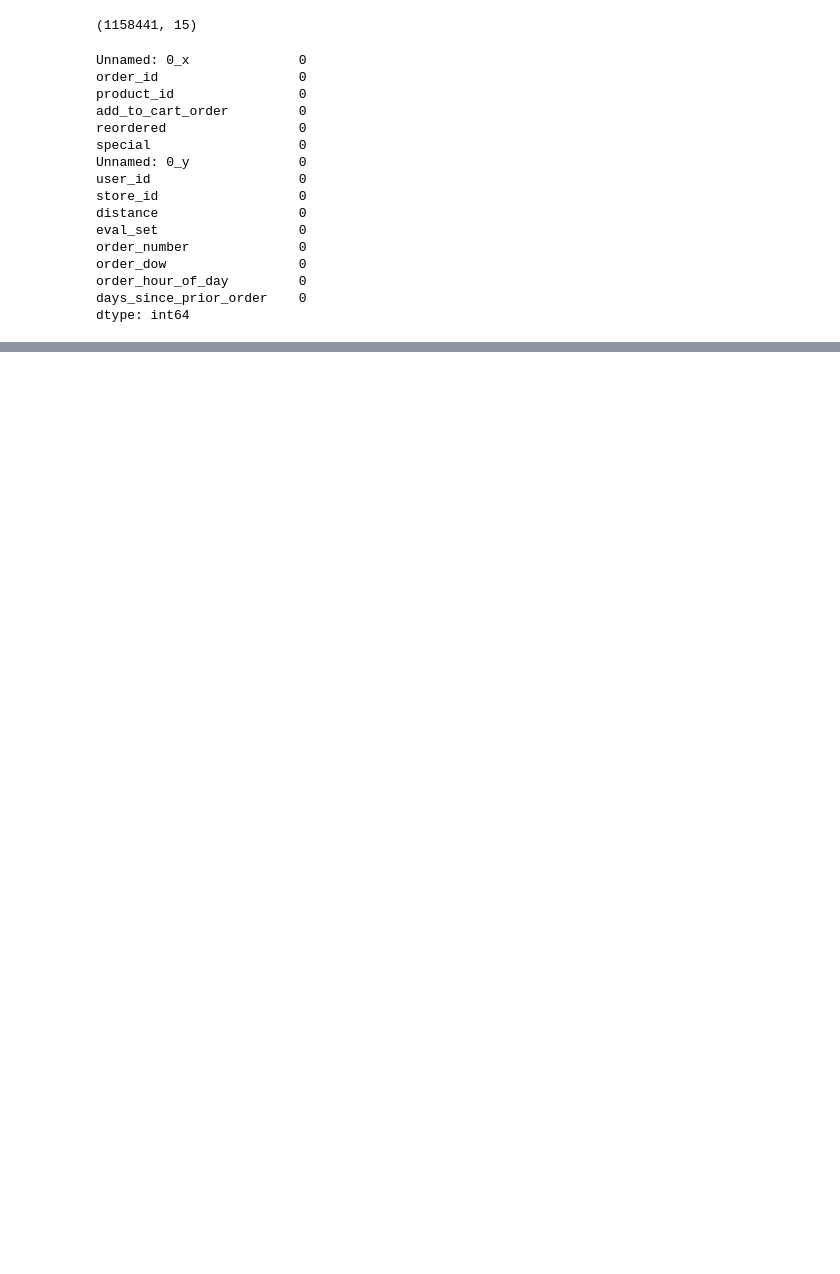
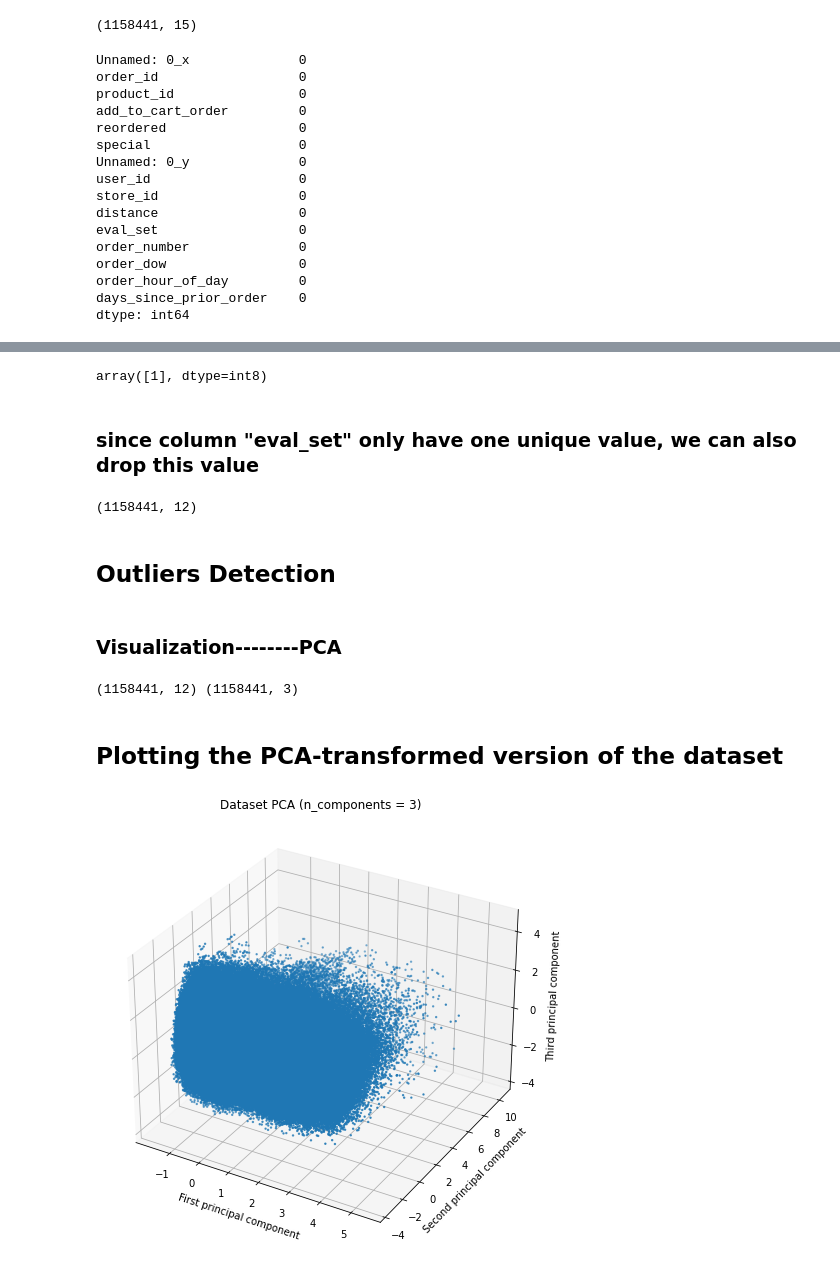
Before and after one commit to ireydiak/fraud_detection, a Jupyter notebook: TP2/Wanlin/preprocessing.ipynb, the cells around one changed output, grey strips where cells are left out. Cells and saved outputs as stored; diff of their text form; code cells hidden in the pictures; blank space fills up the shorter version.

Commit message:
outlier detection

```diff
--- a/TP2/Wanlin/preprocessing.ipynb
+++ b/TP2/Wanlin/preprocessing.ipynb
@@ -98,0 +101,3 @@ df_merge.shape
+# %%
+df_merge.drop(['Unnamed: 0_x','Unnamed: 0_y'],axis=1, inplace=True)
+df_merge.shape
@@ -98,0 +125,4 @@ df_merge.shape
+# %%
+df_merge['eval_set']= df_merge['eval_set'].astype('category')
+df_merge['eval_set']= df_merge['eval_set'].cat.codes + 1
+df_merge.head()
@@ -98,0 +136,11 @@ df_merge.shape
+# %%
+df_merge['eval_set'].unique()
+# %% [output]
+array([1], dtype=int8)
+# %% [markdown]
+### since column "eval_set" only have one unique value, we can also drop this value
+# %%
+df_merge.drop(['eval_set'],axis = 1, inplace = True)
+df_merge.shape
+# %% [output]
+(1158441, 12)
@@ -98,0 +149,4 @@ df_merge.shape
+# %% [markdown]
+## Outliers Detection
+# %% [markdown]
+### Visualization--------PCA
@@ -98,0 +156,26 @@ df_merge.shape
+# %%
+# Before applying PCA, each feature should be centered (zero mean) and with unit variance
+data_normalized = StandardScaler().fit(df_merge).transform(df_merge)
+
+pca3 = PCA(n_components = 3).fit(data_normalized)
+
+data_pca3 = pca3.transform(data_normalized)
+
+print(df_merge.shape, data_pca3.shape)
+# %% [output]
+(1158441, 12) (1158441, 3)
+# %% [markdown]
+## Plotting the PCA-transformed version of the dataset
+# %%
+%matplotlib inline
+from mpl_toolkits.mplot3d import Axes3D
+fig = plt.figure(figsize=(16, 8))
+ax = fig.add_subplot(111, projection='3d')
+ax.scatter(data_pca3[:,0],data_pca3[:,1],data_pca3[:,2],s=2)
+ax.set_xlabel('First principal component')
+ax.set_ylabel('Second principal component')
+ax.set_zlabel('Third principal component')
+plt.title('Dataset PCA (n_components = 3)')
+plt.savefig("PCA")
+# %% [output]
+[figure, added]
```
Also changed, not shown: parts of 25 cells of this notebook, 3 other files.
